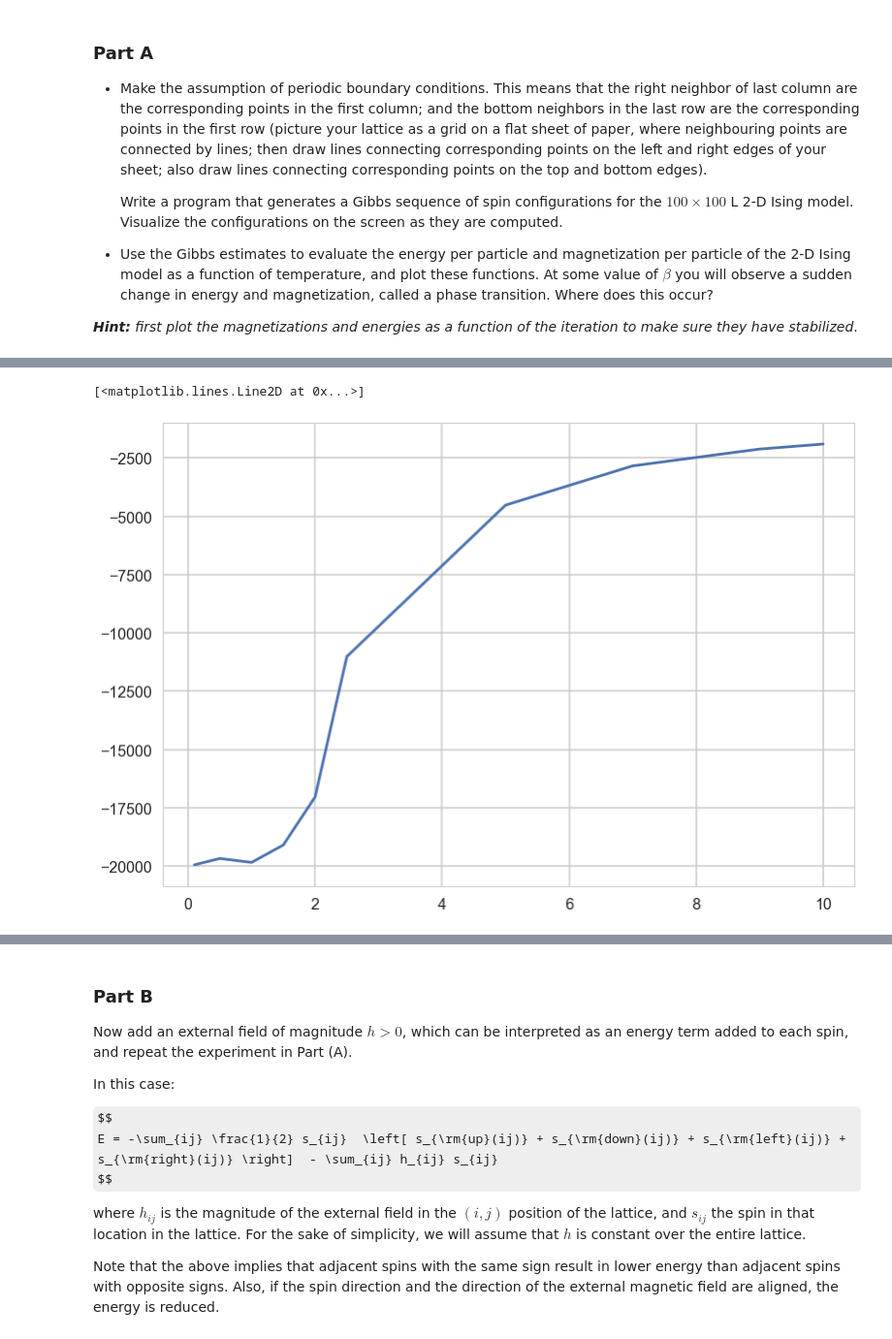
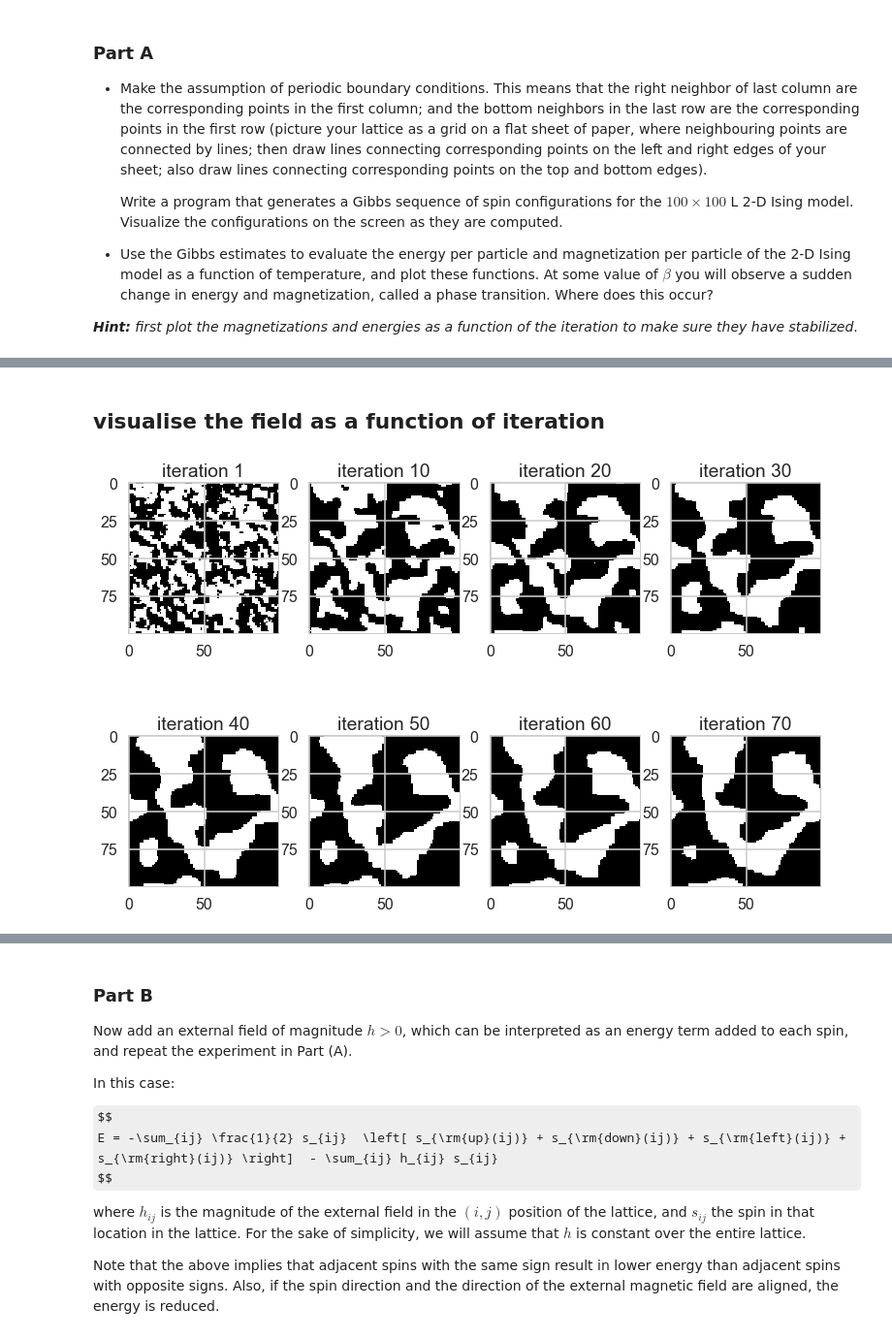
Before and after one commit to nikhilaravi/am207, a Jupyter notebook: Long_HW2_Nikhila_Ravi.ipynb, the cells around one changed output, grey strips where cells are left out. Shown at 97% size. Cells and saved outputs as stored; diff of their text form; code cells hidden in the pictures; some formulas as TeX source.

```diff
--- a/Long_HW2_Nikhila_Ravi.ipynb
+++ b/Long_HW2_Nikhila_Ravi.ipynb
@@ -102,5 +104,3 @@ where $ s_{ij}^{(k)}$ is the sequence of the spin configurations obtained as usu
 - Use the Gibbs estimates to evaluate the energy per particle and magnetization per particle of the 2-D Ising model as a function of temperature, and plot these functions. At some value of $\beta$ you will observe a sudden change in energy and magnetization, called a phase transition. Where does this occur?
 
 ***Hint:*** *first plot the magnetizations and energies as a function of the iteration to make sure they have stabilized*.
-# %%
-lattice = 2*np.random.binomial(1, 0.5, size=(100, 100)) -1
@@ -146,2 +106,0 @@ def gibbs(lattice, N, b=0.0001):
-# %%
-samples, energies,magnetizations = gibbs(lattice, 10000)
@@ -210,26 +157,32 @@ def energy(lattice, x, y):
 # %%
-lattice_coords = DataFrame([(y,x) for x in range(100) for y in range(100)])
-def ising_gibbs(matrix, N, T, plot_map=False):
-    fig = plt.figure()
-    field = copy.copy(matrix)
+def ising_gibbs(field, N, b, plot_map=False,h=0):
+#     fig = plt.figure()
     samples = []
     energies = []
     magnetizations = []
-    for _ in range(N):
+    x_size, y_size = np.shape(field)
+    lattice_coords = DataFrame([(x,y) for x in range(x_size) for y in range(y_size)])
+    for _ in range(1,N+1):
         E = 0
         for x, y in lattice_coords.values:
-            field[x, y] = update_spin(field, x, y, T)
-        for x, y in lattice_coords.values:
-            E += energy(field, x, y)
+            s, e = update_spin(field, x, y, b, h=h)
+            field[x, y] = s
+            E += e*(-0.5)*field[x,y] - (h*field[x,y])
         energies.append(E)
+        samples.append(field.copy())
+        magnetizations.append(np.sum(field)/(x_size*y_size))
+
         if plot_map:
-            ax = fig.add_subplot(2,5,_+1)
+            ax = fig.add_subplot(2,5,_)
             ax.set_title("Iteration "+str(_))
             plt.spy(field+1)
-    return field, energies
+
+    return samples, energies, magnetizations
 # %%
 field = 2*np.random.binomial(1, 0.5, size=(100, 100)) -1
+bta = 10
+N = 100
 start =time.time()
-final_field, energies = ising_gibbs(field, 1000, 0.0001, False)
+fields, energies, magnetizations = ising_gibbs(field, N, b=bta, plot_map=False, h=0)
 end =time.time()
 print(end-start)
@@ -280,5 +191,12 @@ energies_final = [e[-1] for e in energies_temps]
-# %%
-plt.plot(temps, energies_final)
-# %% [output]
-[<matplotlib.lines.Line2D at 0x...>]
-[figure, removed]
+# %% [markdown]
+##  visualise the field as a function of iteration
+# %%
+indices = [1,10,20,30,40,50,60,70]
+i = 4
+for j in range(len(indices)):
+    plt.subplot(2,4,j+1)
+    index = indices[j]
+    plt.imshow(fields[index])
+    plt.title('iteration '+str(index))
+# %% [output]
+[figure, added]
```
Also changed, not shown: parts of 34 cells of this notebook, 4 other files.
